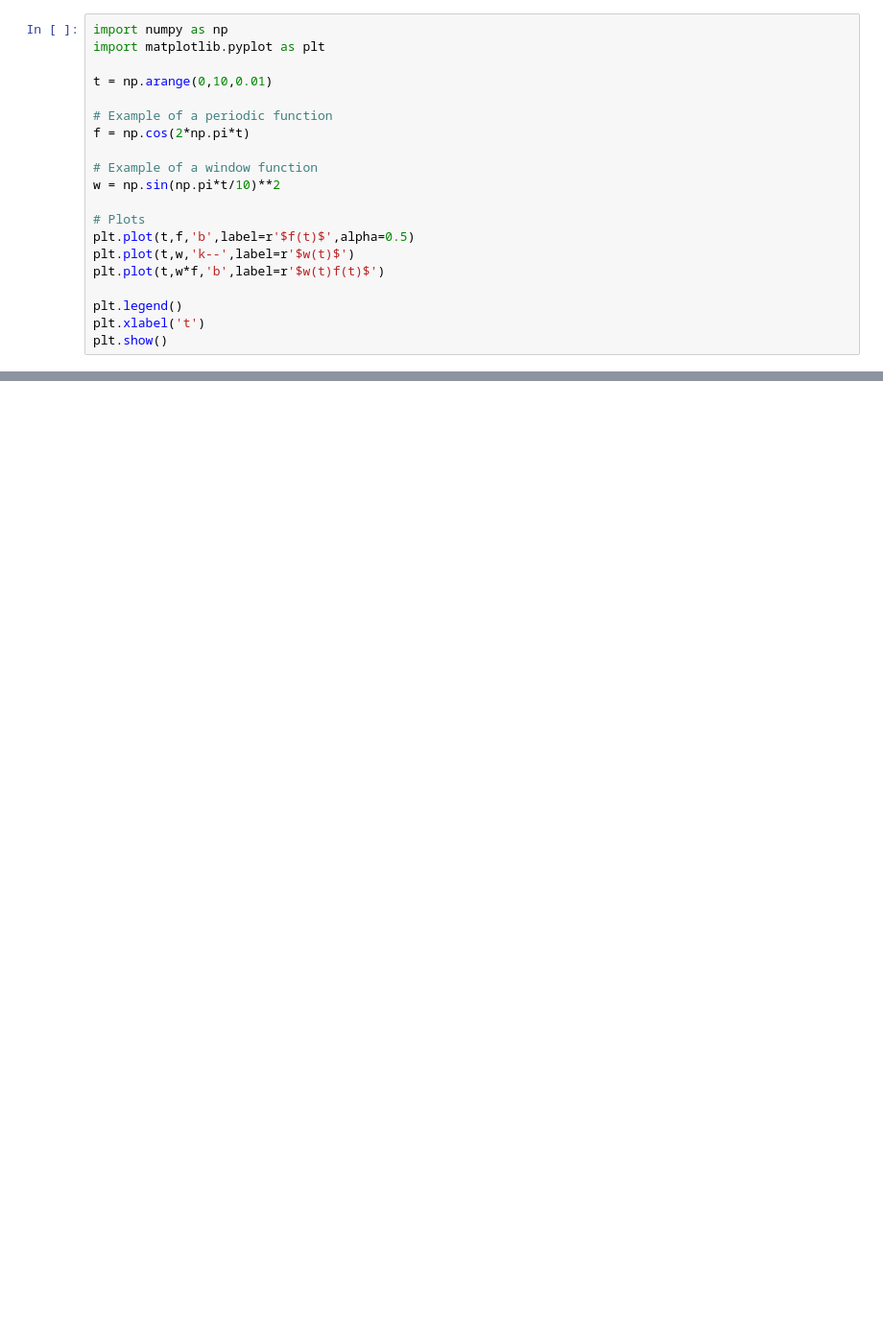
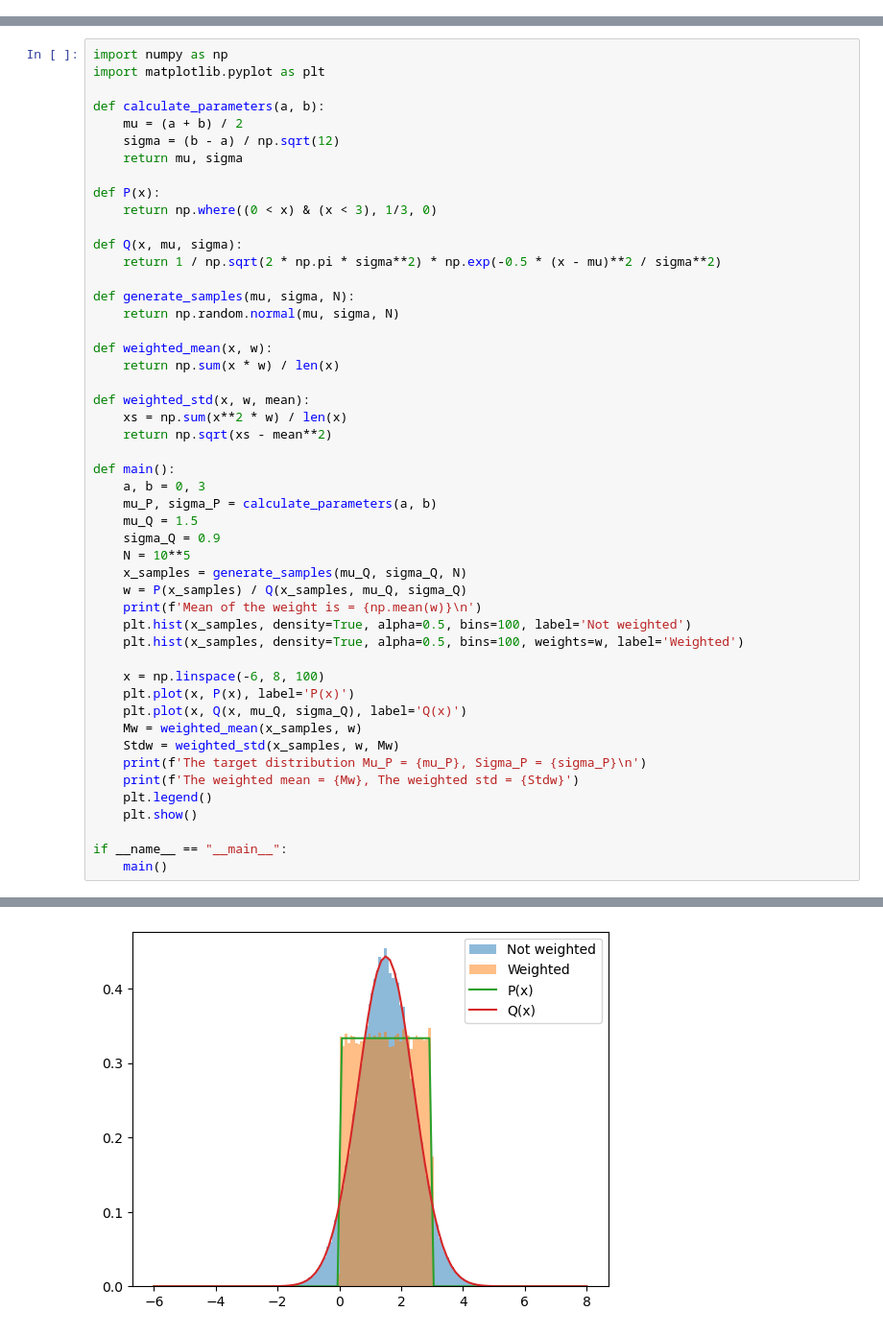
Before and after one commit to sid1336/Computational-physics, a Jupyter notebook: feedback_90.ipynb, the cells around one changed output, grey strips where cells are left out. Shown at 96% size. Cells and saved outputs as stored; diff of their text form; blank space fills up the shorter version.

```diff
--- a/feedback_90.ipynb
+++ b/feedback_90.ipynb
@@ -44,20 +16,0 @@ Here is some code that illustrates the idea of the window function:
-# %%
-import numpy as np
-import matplotlib.pyplot as plt
-
-t = np.arange(0,10,0.01)
-
-# Example of a periodic function
-f = np.cos(2*np.pi*t)
-
-# Example of a window function
-w = np.sin(np.pi*t/10)**2
-
-# Plots
-plt.plot(t,f,'b',label=r'$f(t)$',alpha=0.5)
-plt.plot(t,w,'k--',label=r'$w(t)$')
-plt.plot(t,w*f,'b',label=r'$w(t)f(t)$')
-
-plt.legend()
-plt.xlabel('t')
-plt.show()
@@ -319,0 +48,50 @@ plt.show()
+# %%
+import numpy as np
+import matplotlib.pyplot as plt
+
+def calculate_parameters(a, b):
+    mu = (a + b) / 2
+    sigma = (b - a) / np.sqrt(12)
+    return mu, sigma
+
+def P(x):
+    return np.where((0 < x) & (x < 3), 1/3, 0)
+
+def Q(x, mu, sigma):
+    return 1 / np.sqrt(2 * np.pi * sigma**2) * np.exp(-0.5 * (x - mu)**2 / sigma**2)
+
+def generate_samples(mu, sigma, N):
+    return np.random.normal(mu, sigma, N)
+
+def weighted_mean(x, w):
+    return np.sum(x * w) / len(x)
+
+def weighted_std(x, w, mean):
+    xs = np.sum(x**2 * w) / len(x)
+    return np.sqrt(xs - mean**2)
+
+def main():
+    a, b = 0, 3
+    mu_P, sigma_P = calculate_parameters(a, b)
+    mu_Q = 1.5
+    sigma_Q = 0.9
+    N = 10**5
+    x_samples = generate_samples(mu_Q, sigma_Q, N)
+    w = P(x_samples) / Q(x_samples, mu_Q, sigma_Q)
+    print(f'Mean of the weight is = {np.mean(w)}\n')
+    plt.hist(x_samples, density=True, alpha=0.5, bins=100, label='Not weighted')
+    plt.hist(x_samples, density=True, alpha=0.5, bins=100, weights=w, label='Weighted')
+
+    x = np.linspace(-6, 8, 100)
+    plt.plot(x, P(x), label='P(x)')
+    plt.plot(x, Q(x, mu_Q, sigma_Q), label='Q(x)')
+    Mw = weighted_mean(x_samples, w)
+    Stdw = weighted_std(x_samples, w, Mw)
+    print(f'The target distribution Mu_P = {mu_P}, Sigma_P = {sigma_P}\n')
+    print(f'The weighted mean = {Mw}, The weighted std = {Stdw}')
+    plt.legend()
+    plt.show()
+
+if __name__ == "__main__":
+    main()
+# %% [output]
@@ -319,0 +103 @@ plt.show()
+[figure, added]
```
Also changed, not shown: parts of 20 cells of this notebook.
